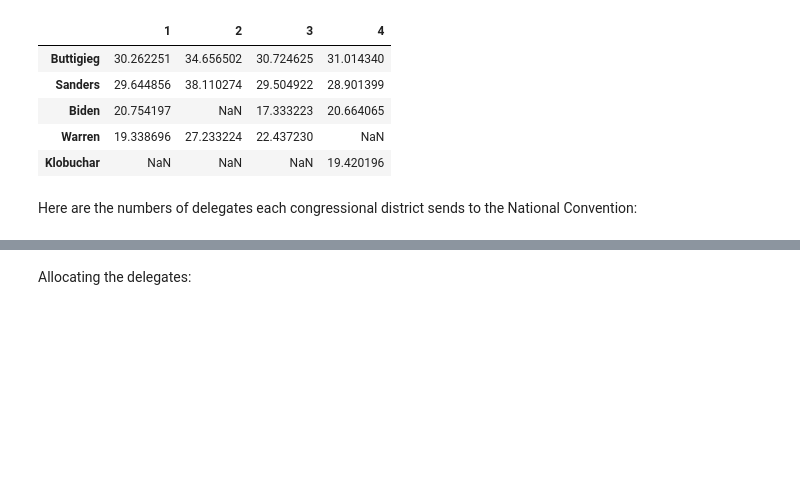
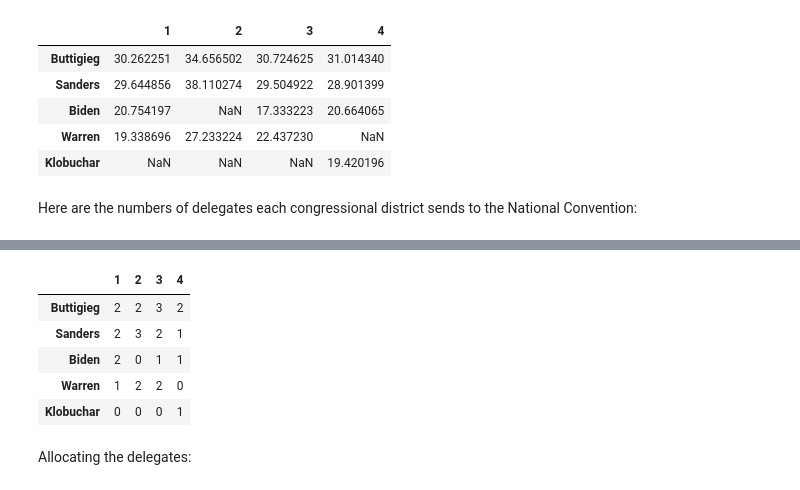
Before and after one commit to climatebrad/primary, a Jupyter notebook: iowa.ipynb, the cells around one changed output, grey strips where cells are left out. Cells and saved outputs as stored; diff of their text form; code cells hidden in the pictures; blank space fills up the shorter version.

```diff
--- a/iowa.ipynb
+++ b/iowa.ipynb
@@ -231,3 +240,15 @@ ia.dist_dels
+# %%
+
+
+pd.concat([allocate_delegates(ia.display_dist_sdes(rounding=False)[i], ia.dist_dels.query(f'District == {i}').Delegates.iloc[0])
+ for i in ia.dist_dels.District], axis=1, sort=False).fillna(0).astype(int)
+# %% [output]
+|  | 1 | 2 | 3 | 4 |
+| Buttigieg | 2 | 2 | 3 | 2 |
+| Sanders | 2 | 3 | 2 | 1 |
+| Biden | 2 | 0 | 1 | 1 |
+| Warren | 1 | 2 | 2 | 0 |
+| Klobuchar | 0 | 0 | 0 | 1 |
 # %% [markdown]
 Allocating the delegates:
 # %%
```
Also changed, not shown: parts of 19 cells of this notebook, 3 other files.
